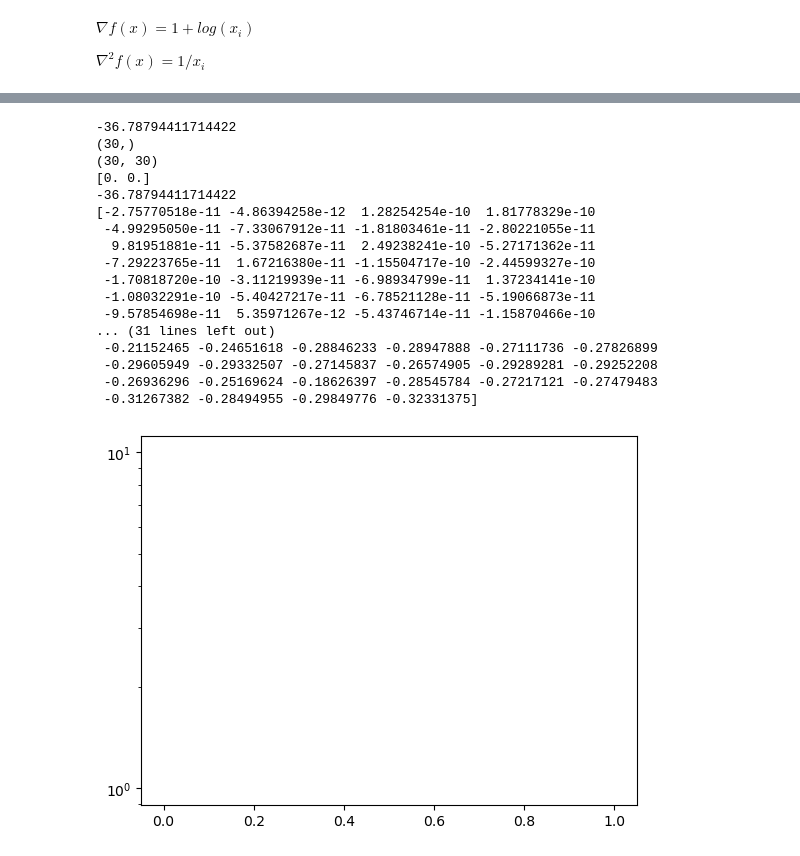
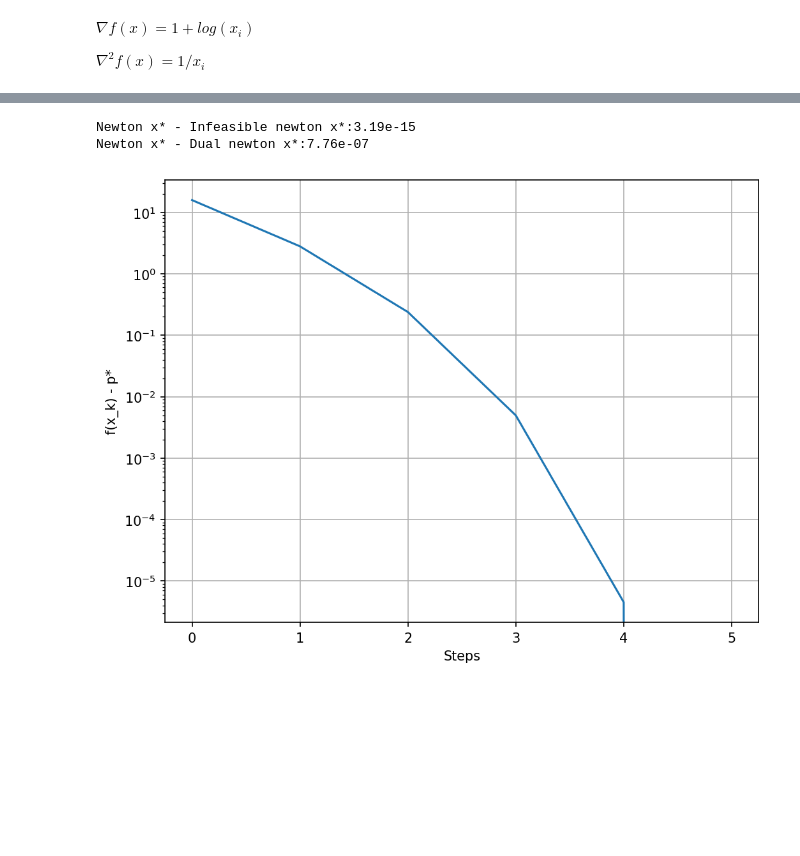
Before and after one commit to jsiloto/uci-cs206, a Jupyter notebook: CS206_Assignment_4.ipynb, the cells around one changed output, grey strips where cells are left out. Cells and saved outputs as stored; diff of their text form; code cells hidden in the pictures; blank space fills up the shorter version.

```diff
--- a/CS206_Assignment_4.ipynb
+++ b/CS206_Assignment_4.ipynb
@@ -303,46 +315,26 @@ x_star2 = x_k[-1]
 # %%
 def f(nu):
-    return -(b@nu + sum(np.exp(-A.T@nu-1)))
+    return b@nu + sum(np.exp(-A.T@nu-1))
 
 def df(nu):
-    return -(b - A@np.exp(-A.T@nu-1))
+    return b - A@np.exp(-A.T@nu-1)
 
 def ddf(nu):
-    return -(A@np.diag(np.exp(-A.T@nu-1))@A.T);
-
-
-print(f(v0))
-print(df(v0).shape)
-print(ddf(v0).shape)
+    return A@np.diag(np.exp(-A.T@nu-1))@A.T
 
 
 v_k, t_k, f_star = newton_method(f, df, ddf, alpha, beta, v0)
 fk = [f(x) for x in v_k]
-plt.semilogy(np.abs(fk-f_star))
-print(fk-f_star)
-print(f_star)
+fig, ax = plt.subplots(1, 1, figsize=(8, 6), dpi=150)
+ax.semilogy(fk-f_star, label="Regular")
+ax.set_ylabel("f(x_k) - p*")
+ax.set_xlabel("Steps")
+ax.grid()
+x_star3 = np.exp(-(1+A.T@v_k[-1]))
 
-
-
-x_star3 = np.exp(-(1-A.T@v_k[-1]))
-print(x_star1-x_star2)
-print(x_star1-x_star3)
+print(f"Newton x* - Infeasible newton x*:{np.linalg.norm(x_star1-x_star2):.3}")
+print(f"Newton x* - Dual newton x*:{np.linalg.norm(x_star1-x_star3):.3}")
 # %% [output]
--36.78794411714422
-(30,)
-(30, 30)
-[0. 0.]
--36.78794411714422
-[-2.75770518e-11 -4.86394258e-12  1.28254254e-10  1.81778329e-10
- -4.99295050e-11 -7.33067912e-11 -1.81803461e-11 -2.80221055e-11
-  9.81951881e-11 -5.37582687e-11  2.49238241e-10 -5.27171362e-11
- -7.29223765e-11  1.67216380e-11 -1.15504717e-10 -2.44599327e-10
- -1.70818720e-10 -3.11219939e-11 -6.98934799e-11  1.37234141e-10
- -1.08032291e-10 -5.40427217e-11 -6.78521128e-11 -5.19066873e-11
- -9.57854698e-11  5.35971267e-12 -5.43746714e-11 -1.15870466e-10
-... (31 lines left out)
- -0.21152465 -0.24651618 -0.28846233 -0.28947888 -0.27111736 -0.27826899
- -0.29605949 -0.29332507 -0.27145837 -0.26574905 -0.29289281 -0.29252208
- -0.26936296 -0.25169624 -0.18626397 -0.28545784 -0.27217121 -0.27479483
- -0.31267382 -0.28494955 -0.29849776 -0.32331375]
+Newton x* - Infeasible newton x*:3.19e-15
+Newton x* - Dual newton x*:7.76e-07
-[figure, old version]
+[figure, new version]
```
Also changed, not shown: parts of 4 cells of this notebook.
